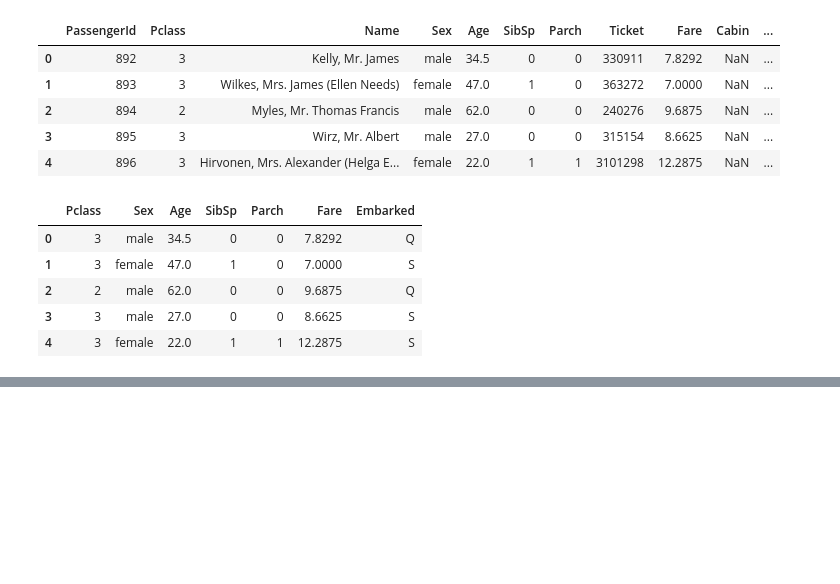
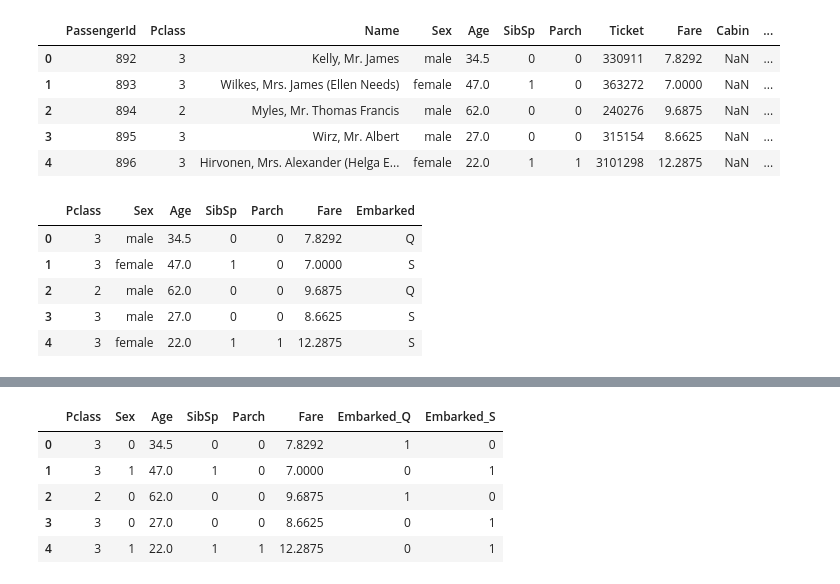
Before and after one commit to sricharan245/python-developments, a Jupyter notebook: Titanic_Survival_Classification.ipynb, the cells around one changed output, grey strips where cells are left out. Cells and saved outputs as stored; diff of their text form; code cells hidden in the pictures; blank space fills up the shorter version.

```diff
--- a/Titanic_Survival_Classification.ipynb
+++ b/Titanic_Survival_Classification.ipynb
@@ -645,7 +558,7 @@ td.head()
 | 3 | 895 | 3 | Wirz, Mr. Albert | male | 27.0 | 0 | 0 | 315154 | 8.6625 | NaN | ... |
 | 4 | 896 | 3 | Hirvonen, Mrs. Alexander (Helga E... | female | 22.0 | 1 | 1 | 3101298 | 12.2875 | NaN | ... |
 # %%
-td.drop(colsToRemove, axis=1, inplace=True)
+td = td_raw.drop(colsToRemove, axis=1)
 td.head()
 # %% [output]
 |  | Pclass | Sex | Age | SibSp | Parch | Fare | Embarked |
@@ -656,0 +582,8 @@ td.head()
+# %%
+td.Age.fillna(td.Age.median(), inplace=True)
+td.Fare.fillna(td.Fare.mean(), inplace=True)
+# %%
+td['Sex'] = td['Sex'].replace({'male': 0, 'female': 1})
+# %%
+encoded_vars = pd.DataFrame(ohe.fit_transform(td[['Embarked']]), columns=ohe.get_feature_names_out(['Embarked']))
+encoded_vars.head()
@@ -656,0 +597,10 @@ td.head()
+# %%
+td_encoded= pd.concat([td.drop('Embarked', axis =1 ), encoded_vars], axis=1)
+td_encoded.head()
+# %% [output]
+|  | Pclass | Sex | Age | SibSp | Parch | Fare | Embarked_Q | Embarked_S |
+| 0 | 3 | 0 | 34.5 | 0 | 0 | 7.8292 | 1 | 0 |
+| 1 | 3 | 1 | 47.0 | 1 | 0 | 7.0000 | 0 | 1 |
+| 2 | 2 | 0 | 62.0 | 0 | 0 | 9.6875 | 1 | 0 |
+| 3 | 3 | 0 | 27.0 | 0 | 0 | 8.6625 | 0 | 1 |
+| 4 | 3 | 1 | 22.0 | 1 | 1 | 12.2875 | 0 | 1 |
```
Also changed, not shown: parts of 29 cells of this notebook.
